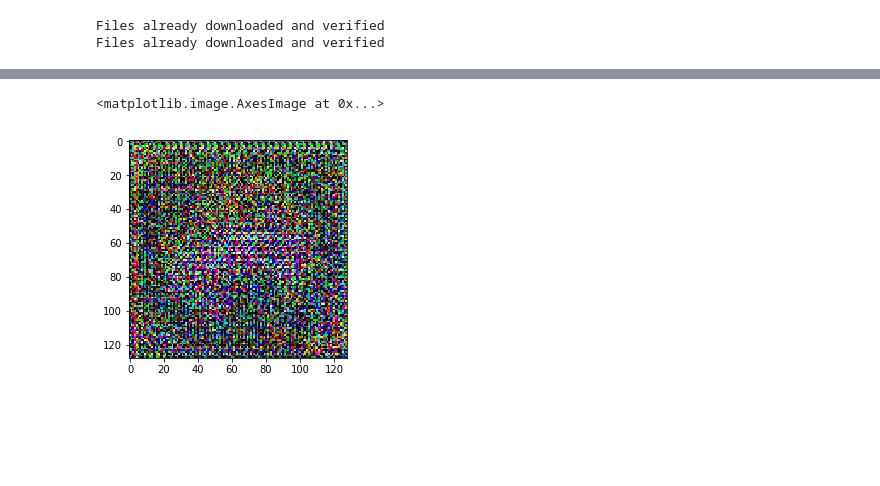
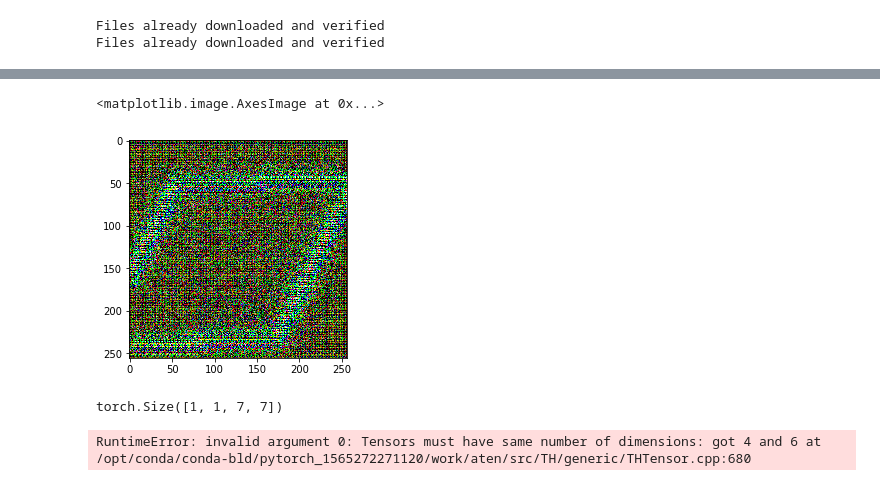
Before and after one commit to hamalajaa/image_to_image, a Jupyter notebook: modules.ipynb, the cells around one changed output, grey strips where cells are left out. Cells and saved outputs as stored; diff of their text form; code cells hidden in the pictures; blank space fills up the shorter version.

Commit message:
Corrected forward pass test for discriminator

```diff
--- a/modules.ipynb
+++ b/modules.ipynb
@@ -62,3 +165,11 @@ Files already downloaded and verified
+# %%
+import matplotlib.pyplot as plt
+
+generator = DummyGenerator()
+X, Y = generator.generate_rectangles()
+
+dataset = CustomTensorDataset(tensors=(X, Y))
+loader = torch.utils.data.DataLoader(dataset, batch_size=16)
 # %%
 class UnetLayer(nn.Module):
 
@@ -163,15 +274,16 @@ class Unet(nn.Module):
 
 from torch.autograd import Variable
 
+%store -r dataset
+
 G = Unet(hps, hps.in_channels, hps.out_channels, hps.unet_out_f, hps.unet_depth, True)
 
 u = torch.nn.Upsample(scale_factor=4)
 
-x, _ = trainset[0]
+x, _ = dataset[0]
 x = x.unsqueeze(0)
 x = Variable(x)
 x = u(x)
 
-y = G(x)
-y.shape
+hat_y = G(x)
 # %% [output]
@@ -187,9 +298,9 @@ Clipping input data to the valid range for imshow with RGB data ([0..1] for floa
 # %%
-y = y.squeeze(0).detach()
-plt.imshow(y.permute(1, 2, 0))
+hat_y = hat_y.squeeze(0).detach()
+plt.imshow(hat_y.permute(1, 2, 0))
 # %% [output]
 <matplotlib.image.AxesImage at 0x...>
-[figure, old version]
+[figure, new version]
 # %%
 """
 Discriminator used in training of the generator. Architecture and implementation according to [1].
@@ -255,3 +366,36 @@ class Discriminator(nn.Module):
 
     def forward(self, input):
         return self.net(input)
+# %%
+# Test forward pass with upsampled cifar-10
+
+from torch.autograd import Variable
+
+D = Discriminator(input_c=6)
+
+u = torch.nn.Upsample(scale_factor=4)
+
+x, y = dataset[0]
+xy = torch.cat((x, y), dim=0)
+xy = xy.unsqueeze(0)
+xy = Variable(xy)
+xy = u(xy)
+
+xy = D(xy)
+xy.shape
+# %% [output]
+torch.Size([1, 1, 7, 7])
+# %%
+x = x.unsqueeze(0)
+hat_y = hat_y.unsqueeze(0)
+
+x = u(x)
+
+hat_xy = torch.cat((x, hat_y), dim=1)
+hat_xy = Variable(hat_xy)
+
+
+hat_xy = D(hat_xy)
+hat_xy.shape
+# %% [output]
+RuntimeError: invalid argument 0: Tensors must have same number of dimensions: got 4 and 6 at /opt/conda/conda-bld/pytorch_1565272271120/work/aten/src/TH/generic/THTensor.cpp:680
```
Also changed, not shown: parts of 5 cells of this notebook.
